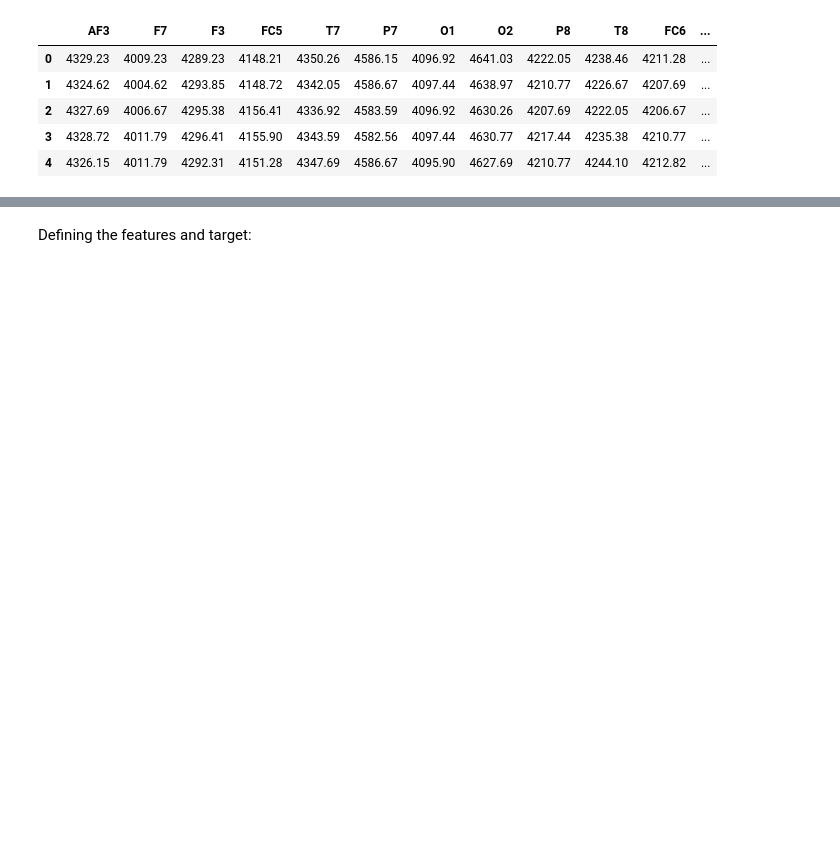
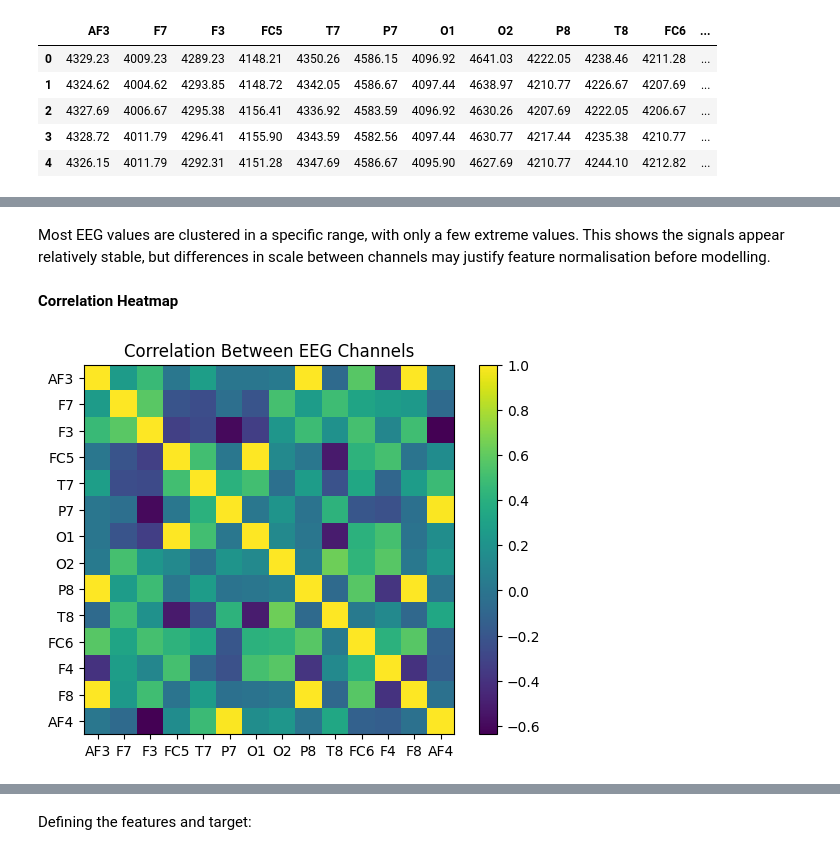
Before and after one commit to heloisa-paterno/eeg-eye-state, a Jupyter notebook: eye_state_from_eeg.ipynb, the cells around one changed output, grey strips where cells are left out. Drawn from its saved outputs; the diff is of its cells as text; code cells hidden in the pictures; blank space fills up the shorter version.

```diff
--- a/eye_state_from_eeg.ipynb
+++ b/eye_state_from_eeg.ipynb
@@ -83,0 +114,15 @@ The dataset was approximately balanced across classes.
+# %% [markdown]
+Most EEG values are clustered in a specific range, with only a few extreme values. This shows the signals appear relatively stable, but differences in scale between channels may justify feature normalisation before modelling.
+# %% [markdown]
+**Correlation Heatmap**
+# %%
+corr = df.drop(columns=["eyeDetection"]).corr()
+
+plt.imshow(corr)
+plt.colorbar()
+plt.title("Correlation Between EEG Channels")
+plt.xticks(range(len(corr.columns)), corr.columns)
+plt.yticks(range(len(corr.columns)), corr.columns)
+plt.show()
+# %% [output]
+[figure, added]
```
Also changed, not shown: parts of 65 cells of this notebook.
